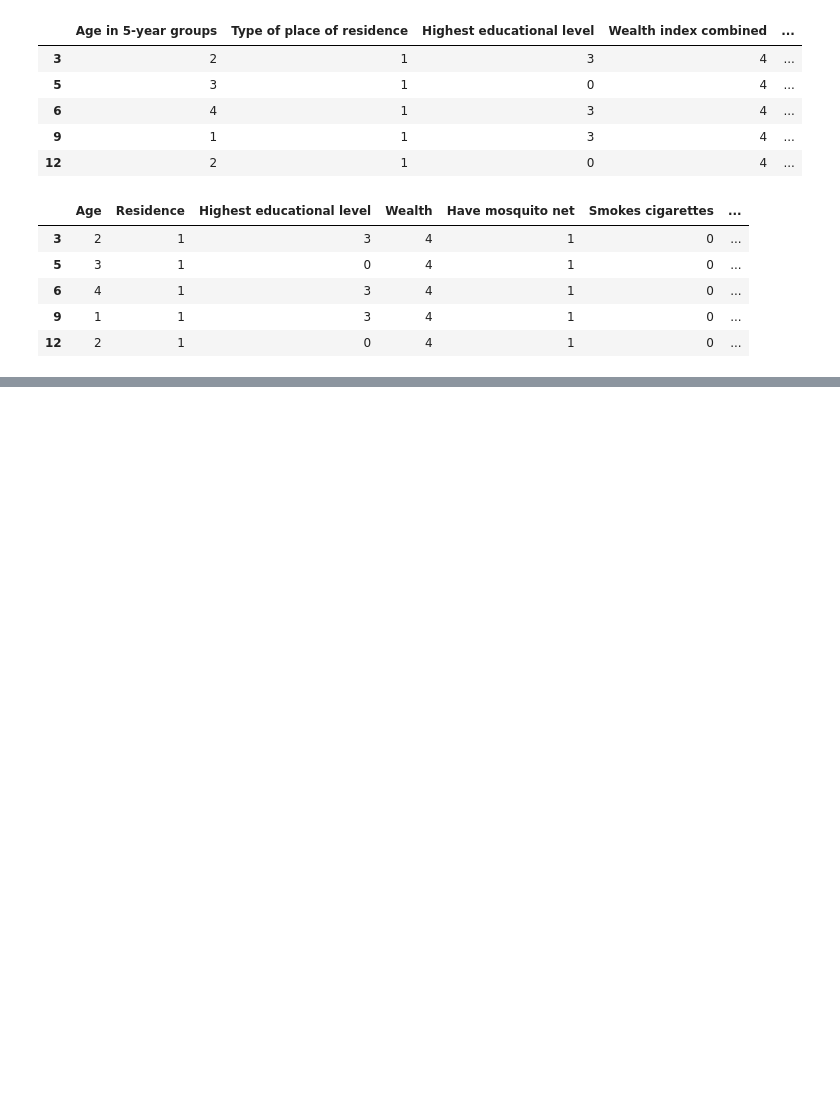
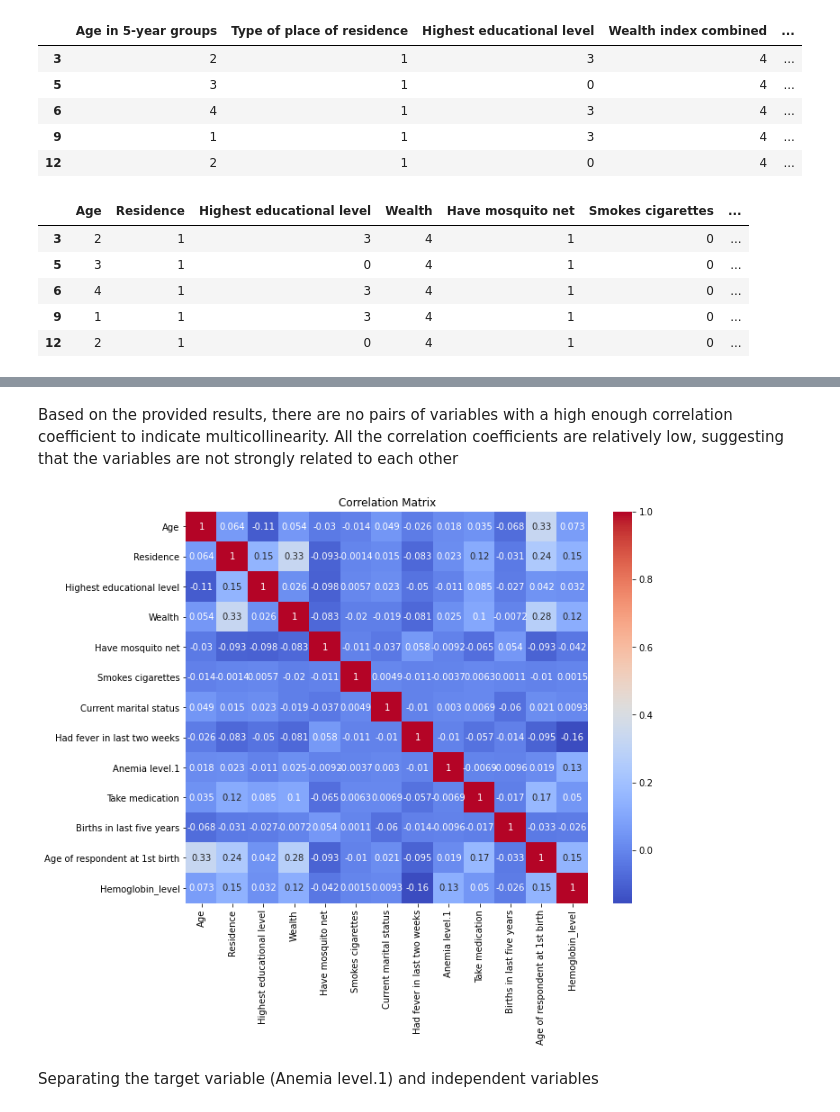
Before and after one commit to ruth-kitasi/Anemia-Level-Prediction-in-Children, a Jupyter notebook: notebooks/Agatha.ipynb, the cells around one changed output, grey strips where cells are left out. Saved outputs shown, nothing was run; the diff lists cells and outputs as text; code cells hidden in the pictures; blank space fills up the shorter version.

Commit message:
added correlation matrix and data spliting

```diff
--- a/notebooks/Agatha.ipynb
+++ b/notebooks/Agatha.ipynb
@@ -536,0 +539,12 @@ Anemia_df.head()
+# %%
+# Calculate the correlation matrix
+correlation_matrix = Anemia_df.corr()
+
+# Get the correlation coefficients of each feature with 'Anemia level.1'
+correlations = correlation_matrix['Anemia level.1'].drop('Anemia level.1')
+
+# Sort the correlations in descending order
+correlations = correlations.sort_values(ascending=False)
+
+# Print the correlations
+correlations
@@ -536,0 +565,12 @@ Anemia_df.head()
+# %% [markdown]
+Based on the provided results, there are no pairs of variables with a high enough correlation coefficient to indicate multicollinearity. All the correlation coefficients are relatively low, suggesting that the variables are not strongly related to each other
+# %%
+# Create a heatmap
+plt.figure(figsize=(10, 8))
+sns.heatmap(correlation_matrix, annot=True, cmap='coolwarm')
+plt.title('Correlation Matrix')
+plt.show()
+# %% [output]
+[figure, added]
+# %% [markdown]
+Separating the target variable (Anemia level.1) and independent variables
```
Also changed, not shown: parts of 5 cells of this notebook.
